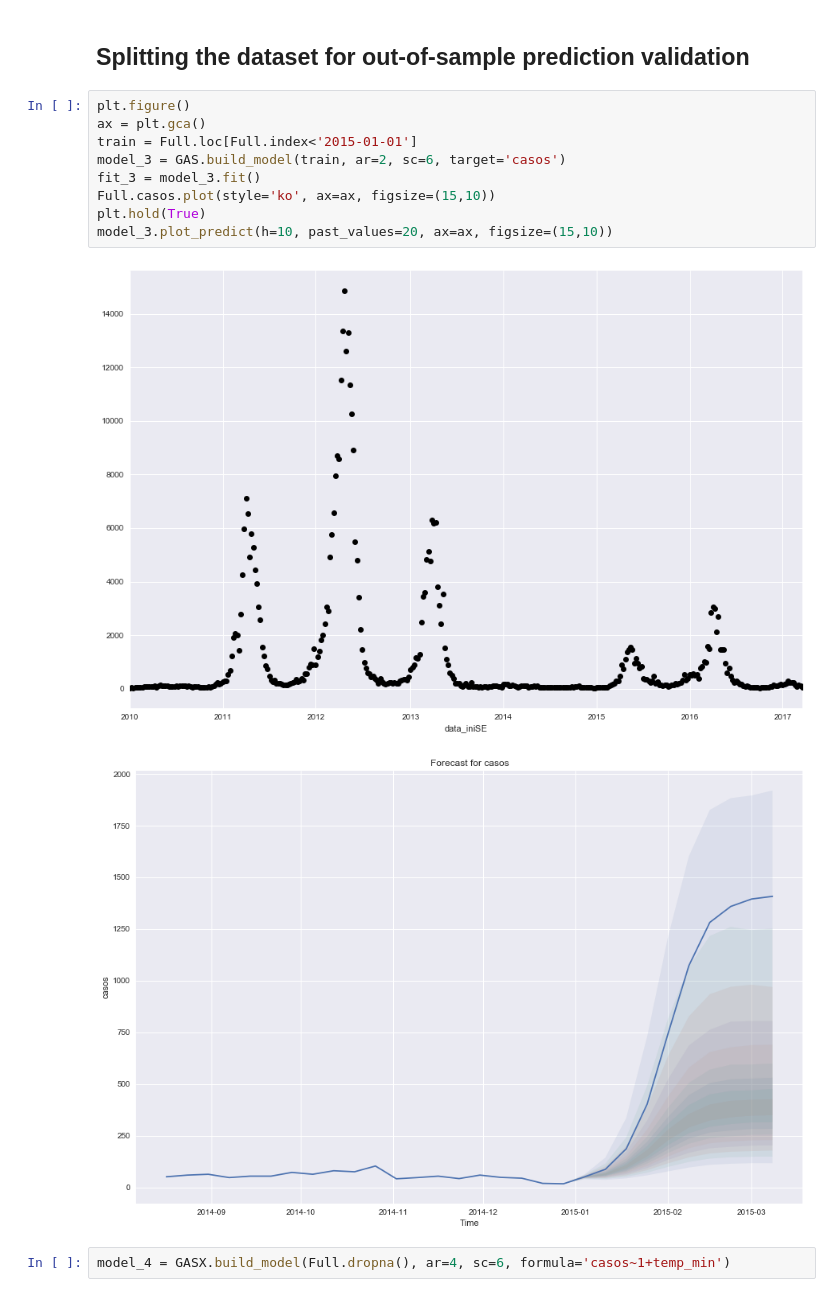
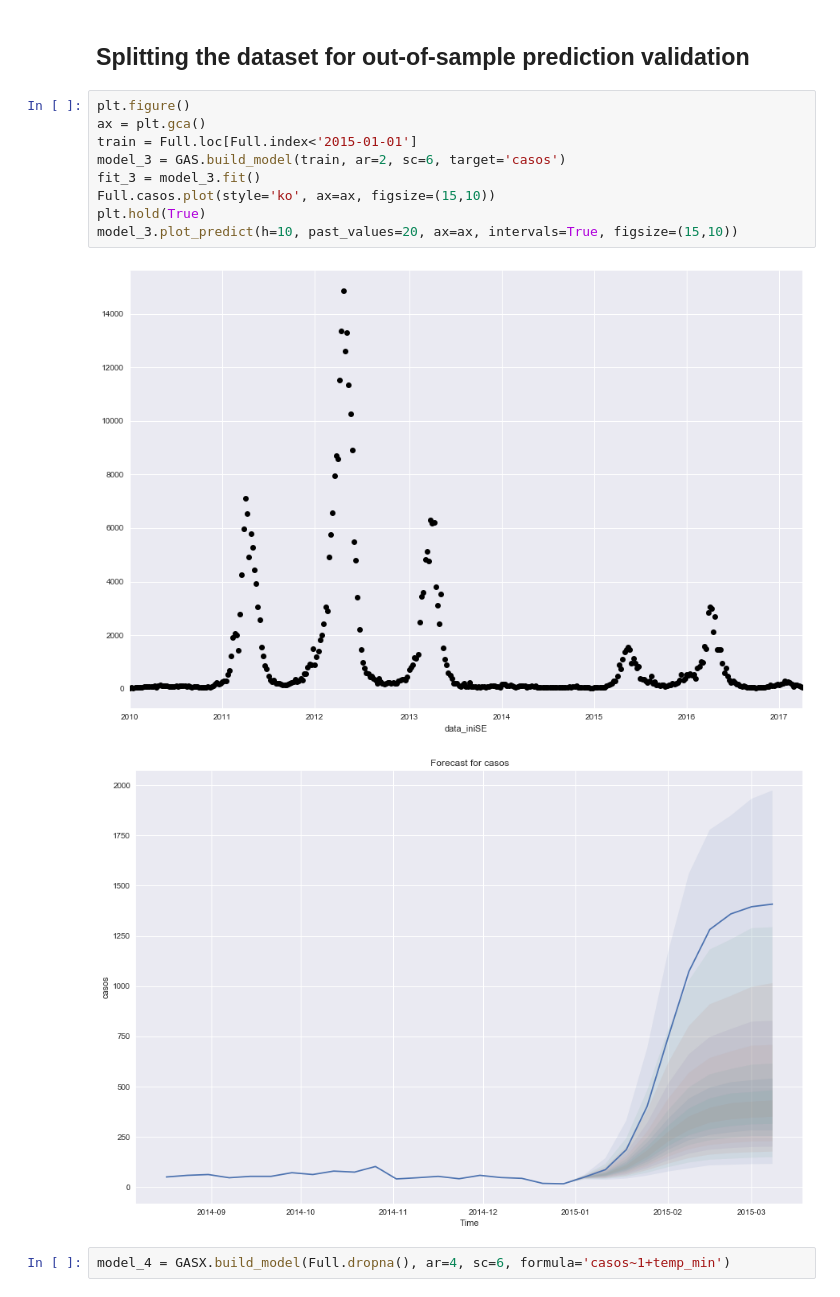
Before and after one commit to AlertaDengue/InfoDenguePredict, a Jupyter notebook: Notebooks/Data Exploration.ipynb, the cells around one changed output. Saved outputs shown, nothing was run; the diff lists cells and outputs as text.

```diff
--- a/Notebooks/Data Exploration.ipynb
+++ b/Notebooks/Data Exploration.ipynb
@@ -193,15 +194,15 @@ model_2.plot_z(figsize=(15,5))
 # %%
 plt.figure()
 ax = plt.gca()
 train = Full.loc[Full.index<'2015-01-01']
 model_3 = GAS.build_model(train, ar=2, sc=6, target='casos')
 fit_3 = model_3.fit()
 Full.casos.plot(style='ko', ax=ax, figsize=(15,10))
 plt.hold(True)
-model_3.plot_predict(h=10, past_values=20, ax=ax, figsize=(15,10))
+model_3.plot_predict(h=10, past_values=20, ax=ax, intervals=True, figsize=(15,10))
 # %% [output]
 [figure]
-[figure, old version]
+[figure, new version]
 # %%
 model_4 = GASX.build_model(Full.dropna(), ar=4, sc=6, formula='casos~1+temp_min')
 # %%
```
Also changed, not shown: parts of 9 cells of this notebook, 1 other file.
